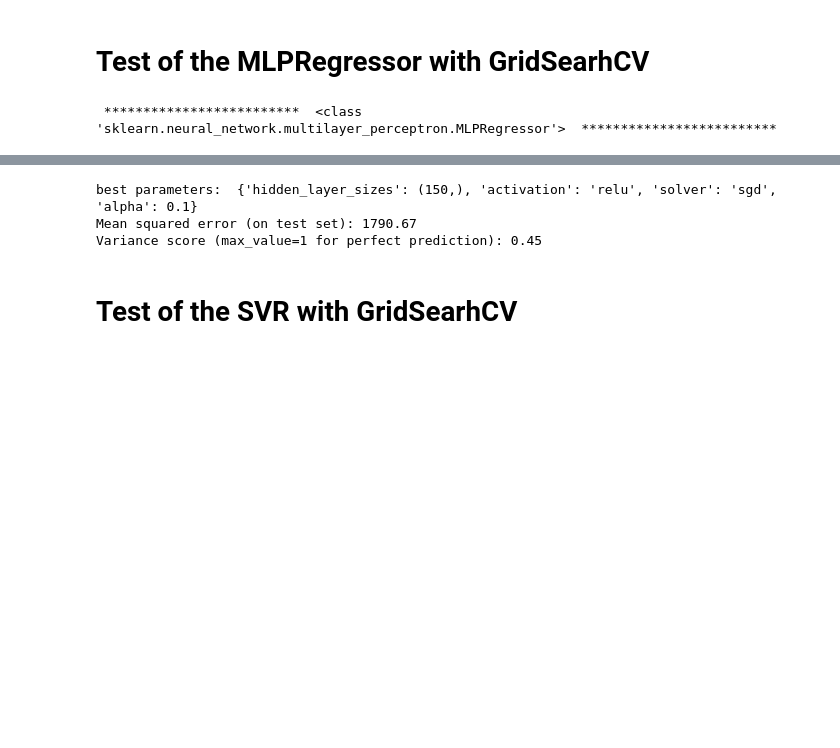
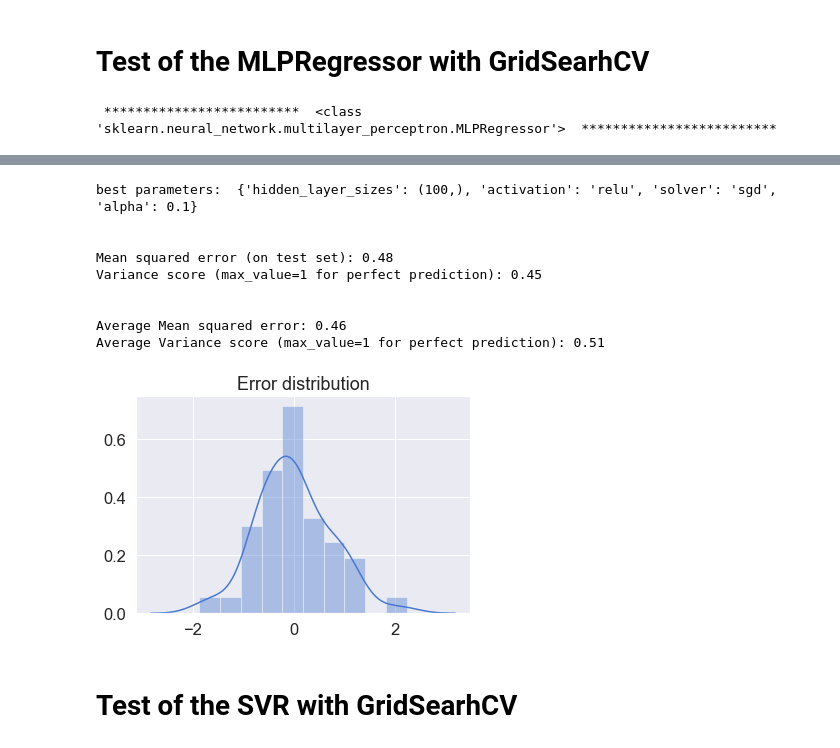
Before and after one commit to louis-lapassat/Apprentissage-artificiel, a Jupyter notebook: Diabete/Diabete Dufay Lapassat.ipynb, the cells around one changed output, grey strips where cells are left out. Drawn from its saved outputs; the diff is of its cells as text; code cells hidden in the pictures; blank space fills up the shorter version.

Commit message:
Final push
Add last models

```diff
--- a/Diabete/Diabete Dufay Lapassat.ipynb
+++ b/Diabete/Diabete Dufay Lapassat.ipynb
@@ -42,11 +42,16 @@ $$ \frac{f - mean(f)}{std(f)} \times n\_samples$$
 
 It uses a conbination of grid search CV to optimize on a set of parameters. Type `help(tune_plot)` for more information.
 # %%
-from sklearn.preprocessing import LabelEncoder
 from sklearn.preprocessing import StandardScaler
 
 from sklearn.neural_network import MLPRegressor
 from sklearn.svm import SVR
+from sklearn.linear_model import Lasso
+from sklearn.linear_model import Ridge
+from sklearn.linear_model import LinearRegression
+from sklearn.gaussian_process import GaussianProcessRegressor
+from sklearn.ensemble import GradientBoostingRegressor
+from sklearn.ensemble import RandomForestRegressor
 
 from sklearn.model_selection import GridSearchCV
 from tqdm import tqdm_notebook as tqdm
@@ -82,9 +87,7 @@ def tune_plot(model, param, X, y, normalize=1, iter_gridsearch=1, nb_cv=5, test_
     ######################
 
     if normalize:
-        le = LabelEncoder()
-        le.fit(y)
-        yy = le.transform(y)
+        yy = (y - np.mean(y)) / np.std(y)
 
         scaler = StandardScaler()
         scaler.fit(X)
@@ -144,30 +147,64 @@ def tune_plot(model, param, X, y, normalize=1, iter_gridsearch=1, nb_cv=5, test_
     #############
     ### Score ###
     #############
+    print('\n')
 
     print("Mean squared error (on test set): %.2f" % mean_squared_error(y_test, clf.predict(x_test)))
     print('Variance score (max_value=1 for perfect prediction): %.2f' % r2_score(y_test, clf.predict(x_test)))
 
+    #####################
+    ### Average score ###
+    #####################
+
+    print('\n')
+    mae = 0
+    var = 0
+    y_error = []
+    n = 30
+    for i in range(n):
+        x_train, x_test, y_train, y_test = train_test_split(XX, yy, test_size=test_size, random_state=i)
+        y_pred = clf.predict(x_test)
+        y_error.append(list(y_test.values - y_pred))
+        mae += mean_squared_error(y_test, y_pred)
+        var += r2_score(y_test, y_pred)
+    print("Average Mean squared error: %.2f" %(mae / n))
+    print('Average Variance score (max_value=1 for perfect prediction): %.2f' %(var / n))
+
+    ##########################
+    ### error distribution ###
+    ##########################
+
+    plt.title('Error distribution')
+    sns.distplot(y_error[0])
+
+
     return best_param
 # %% [markdown]
 # Test of the MLPRegressor with GridSearhCV
 # %%
 param = {
-    'hidden_layer_sizes' : [(50,), (100,), (150,)], # (100,) is default
+    'hidden_layer_sizes' : [(50,), (75,), (100,)], # (100,) is default
     'activation' : ['relu', 'logistic', 'tanh', 'identity'], # 'relu' is default
-    'solver' : ['lbfgs', 'adam', 'sgd'], # 'adam' is default
+    'solver' : ['adam', 'sgd'], # 'adam' is default
     'alpha' : [0.01, 0.1] # 0.0001 is default
     }
 
 best_param_MLP = tune_plot(MLPRegressor, param,
                           df.drop(['target'], axis=1), df['target'], normalize=True,
-                          iter_gridsearch=5, nb_cv=3, test_size=0.3, seed=141421)
+                          iter_gridsearch=5, nb_cv=3, test_size=0.2, seed=141421)
 # %% [output]
  *************************  <class 'sklearn.neural_network.multilayer_perceptron.MLPRegressor'>  *************************
 [interactive output not drawn]
-best parameters:  {'hidden_layer_sizes': (150,), 'activation': 'relu', 'solver': 'sgd', 'alpha': 0.1}
-Mean squared error (on test set): 1790.67
+best parameters:  {'hidden_layer_sizes': (100,), 'activation': 'relu', 'solver': 'sgd', 'alpha': 0.1}
+
+
+Mean squared error (on test set): 0.48
 Variance score (max_value=1 for perfect prediction): 0.45
+
+
+Average Mean squared error: 0.46
+Average Variance score (max_value=1 for perfect prediction): 0.51
+[figure, added]
 # %% [markdown]
 # Test of the SVR with GridSearhCV
 # %%
```
Also changed, not shown: parts of 17 cells of this notebook, 1 other file.
